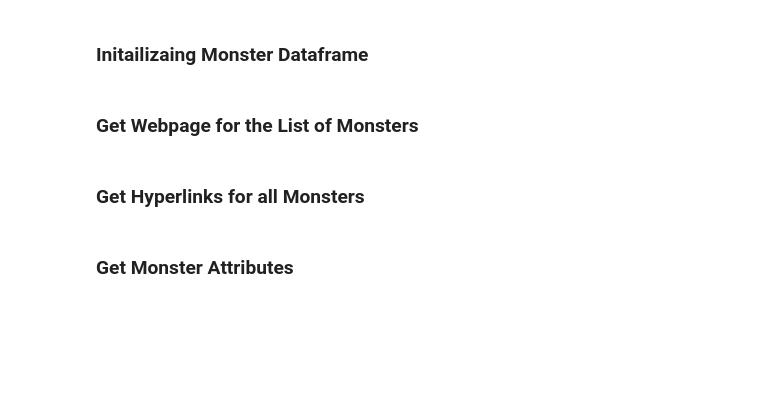
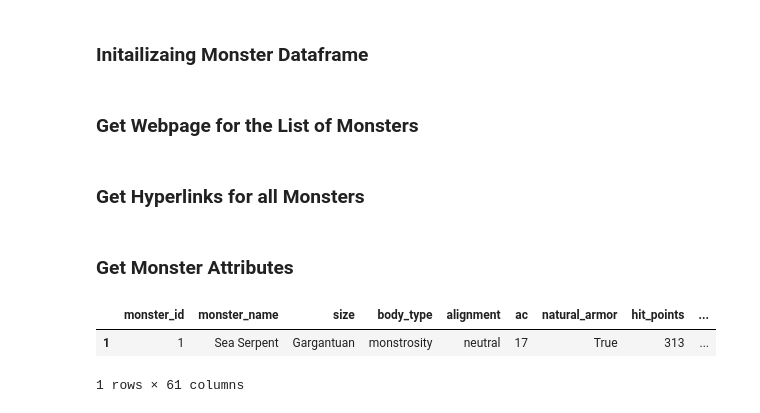
Before and after one commit to BenJunkins/DnD_monster_data, a Jupyter notebook: Monster Data.ipynb, the cells around one changed output. Saved outputs shown, nothing was run; the diff lists cells and outputs as text; code cells hidden in the pictures; blank space fills up the shorter version.

Commit message:
Added scores and modifiers to monster_df

```diff
--- a/Monster Data.ipynb
+++ b/Monster Data.ipynb
@@ -78,6 +79,20 @@ def monster_speed(monster_soup):
             fly_speed = 0
 
     return int(ground_speed), int(fly_speed), int(swim_speed)                        # Variables are converted from string to int
+
+
+
+def monster_abilities(monster_soup):
+
+    """Get Monster's ability scores and modifiers"""
+
+    ability_score_and_mod = monster_soup.find("a", href=re.compile("Strength")).parent.parent.next_sibling.next_sibling.get_text().replace("\n", "")                                 # Grabs numerical data in the abilities table. Searches for the "Strength" href, then goes to next row to grab the data. Removes \n.
+    scores = [int(score) for score in re.sub(r"\n|\(([^)]*)\)", "", ability_score_mod).strip().split(" ")]                                                                       # Puts score data in a list after removing modifier number that are in parenthesis.
+
+    strength_score, dexterity_score, constitution_score, intelligence_score, wisdom_score, charisma_score = scores                                                               # Assign each score value in the scores list
+    strength_modifier, dexterity_modifier, constitution_modifier, intelligence_modifier, wisdom_modifier, charisma_modifier = [math.floor(score / 2) - 5 for score in scores]    # Calculates the modifier for each score. I.e. 12 / 2 = 6, 6 - 5 = 1
+
+    return strength_score, dexterity_score, constitution_score, intelligence_score, wisdom_score, charisma_score, strength_modifier, dexterity_modifier, constitution_modifier, intelligence_modifier, wisdom_modifier, charisma_modifier
 # %% [markdown]
 # Code Body
 # %% [markdown]
@@ -170,22 +185,28 @@ for a in monster_list_soup.find_all("a", href=re.compile("\\(5e_Creature\\)")):
 # %%
 response = requests.get(monster_href[0])
 
 if response.status_code == 200:                                                   # Checks that the connection to the webpage was established
     soup = BeautifulSoup(response.content, "html.parser")                         # Makes the HTML soup from the content of the response and assigns it to variable MonsterName_soup
 else:
     print(response)                                                               # If not a good connection, prints response code
 
 monster_df.loc[1, "monster_id"] = 1
 
 monster_df.loc[1, "monster_name"] = monster_name(soup)
 
 monster_df.loc[1, ["size", "body_type", "alignment"]] = monster_size_type_alignment(soup)
 
 monster_df.loc[1, ["ac", "natural_armor"]] = monster_ac_naturalarmor(soup)
 
 monster_df.loc[1, ["hit_points", "hit_dice_count", "hit_dice"]] = monster_hp_hitdice_hitdicecount(soup)
 
 monster_df.loc[1, ["ground_speed", "fly_speed", "swim_speed"]] = monster_speed(soup)
 
-# monster_df
+monster_df.loc[1, ["strength_score", "dexterity_score", "constitution_score", "intelligence_score", "wisdom_score", "charisma_score", "strength_modifier", "dexterity_modifier", "constitution_modifier", "intelligence_modifier", "wisdom_modifier", "charisma_modifier"]] = monster_abilities(soup)
+
+monster_df
+# %% [output]
+|  | monster_id | monster_name | size | body_type | alignment | ac | natural_armor | hit_points | ... |
+| 1 | 1 | Sea Serpent | Gargantuan | monstrosity | neutral | 17 | True | 313 | ... |
+1 rows × 61 columns
 # %%
```
Also changed, not shown: parts of 2 cells of this notebook.
